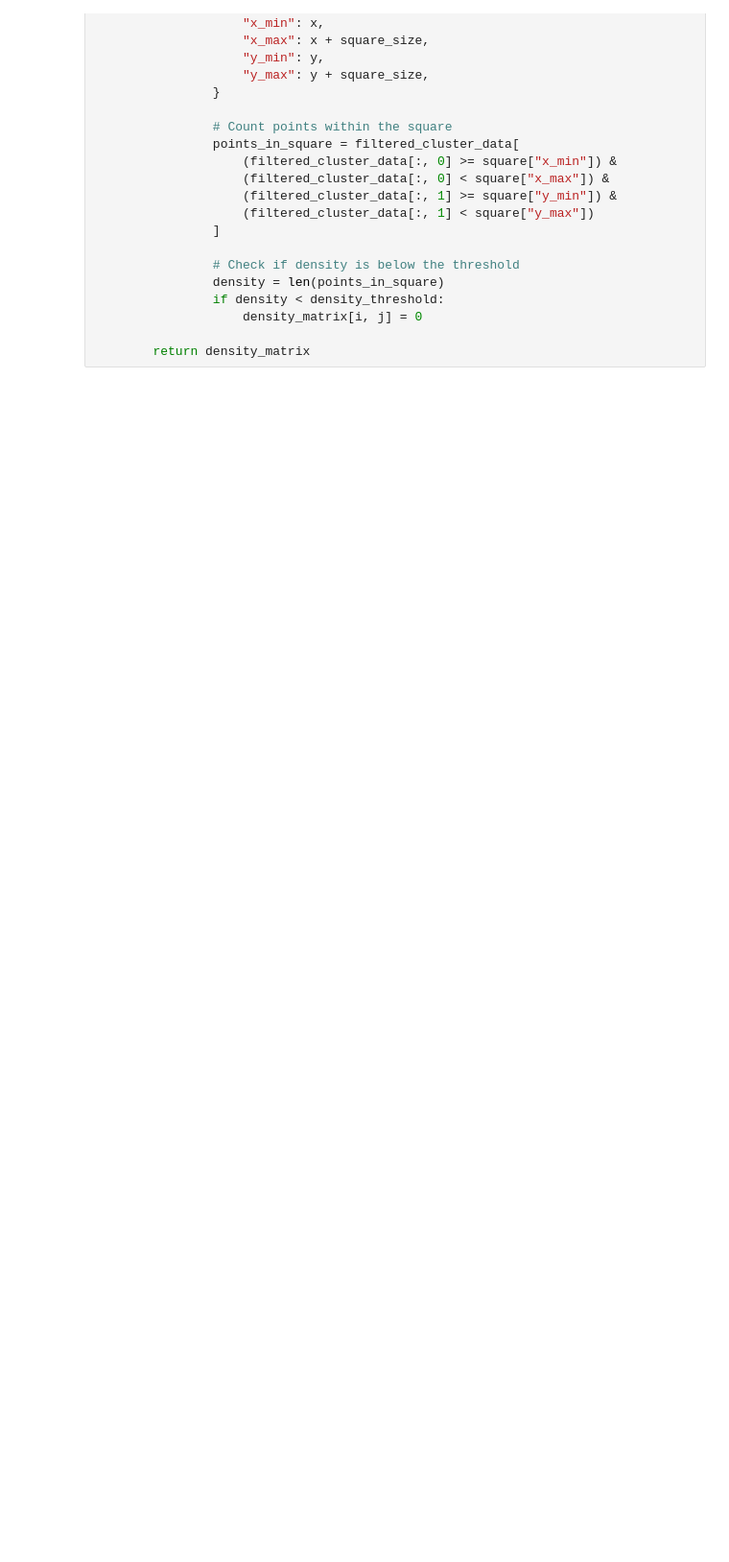
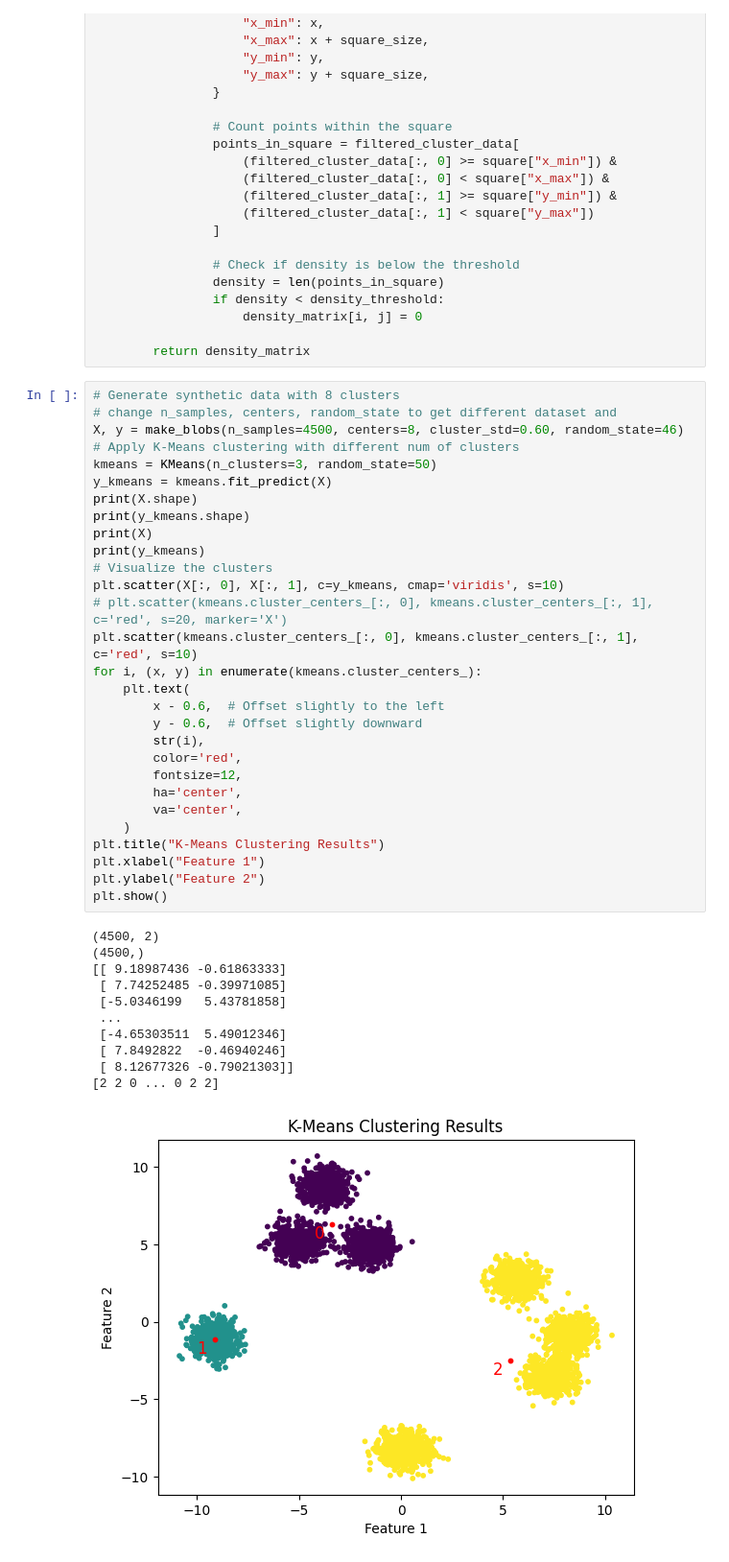
Before and after one commit to Mahir-Uddin0/density-aware-cluster-splitting, a Jupyter notebook: notebooks/approach1_grid_count/Clustering_Project.ipynb, the cells around one changed output. Shown: that part at 96% size. Drawn from its saved outputs; the diff is of its cells as text; blank space fills up the shorter version.

Commit message:
generate synthetic data

```diff
--- a/notebooks/approach1_grid_count/Clustering_Project.ipynb
+++ b/notebooks/approach1_grid_count/Clustering_Project.ipynb
@@ -192,3 +194,44 @@ class KMeans(BaseEstimator, ClusterMixin):
                     density_matrix[i, j] = 0
 
         return density_matrix
+# %%
+# Generate synthetic data with 8 clusters
+# change n_samples, centers, random_state to get different dataset and
+X, y = make_blobs(n_samples=4500, centers=8, cluster_std=0.60, random_state=46)
+# Apply K-Means clustering with different num of clusters
+kmeans = KMeans(n_clusters=3, random_state=50)
+y_kmeans = kmeans.fit_predict(X)
+print(X.shape)
+print(y_kmeans.shape)
+print(X)
+print(y_kmeans)
+# Visualize the clusters
+plt.scatter(X[:, 0], X[:, 1], c=y_kmeans, cmap='viridis', s=10)
+# plt.scatter(kmeans.cluster_centers_[:, 0], kmeans.cluster_centers_[:, 1], c='red', s=20, marker='X')
+plt.scatter(kmeans.cluster_centers_[:, 0], kmeans.cluster_centers_[:, 1], c='red', s=10)
+for i, (x, y) in enumerate(kmeans.cluster_centers_):
+    plt.text(
+        x - 0.6,  # Offset slightly to the left
+        y - 0.6,  # Offset slightly downward
+        str(i),
+        color='red',
+        fontsize=12,
+        ha='center',
+        va='center',
+    )
+plt.title("K-Means Clustering Results")
+plt.xlabel("Feature 1")
+plt.ylabel("Feature 2")
+plt.show()
+# %% [output]
+(4500, 2)
+(4500,)
+[[ 9.18987436 -0.61863333]
+ [ 7.74252485 -0.39971085]
+ [-5.0346199   5.43781858]
+ ...
+ [-4.65303511  5.49012346]
+ [ 7.8492822  -0.46940246]
+ [ 8.12677326 -0.79021303]]
+[2 2 0 ... 0 2 2]
+[figure, added]
```
Also changed, not shown: parts of 1 cell of this notebook.
